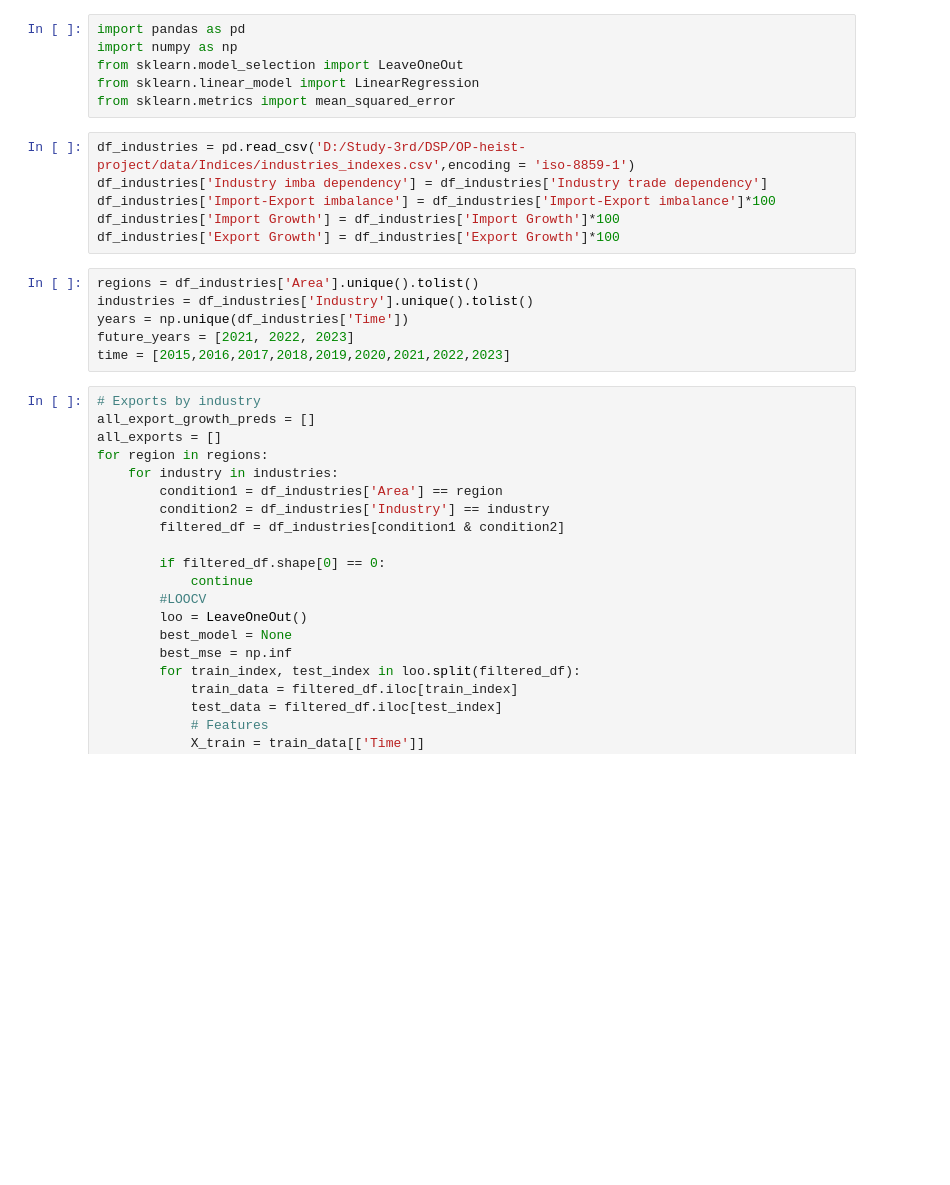
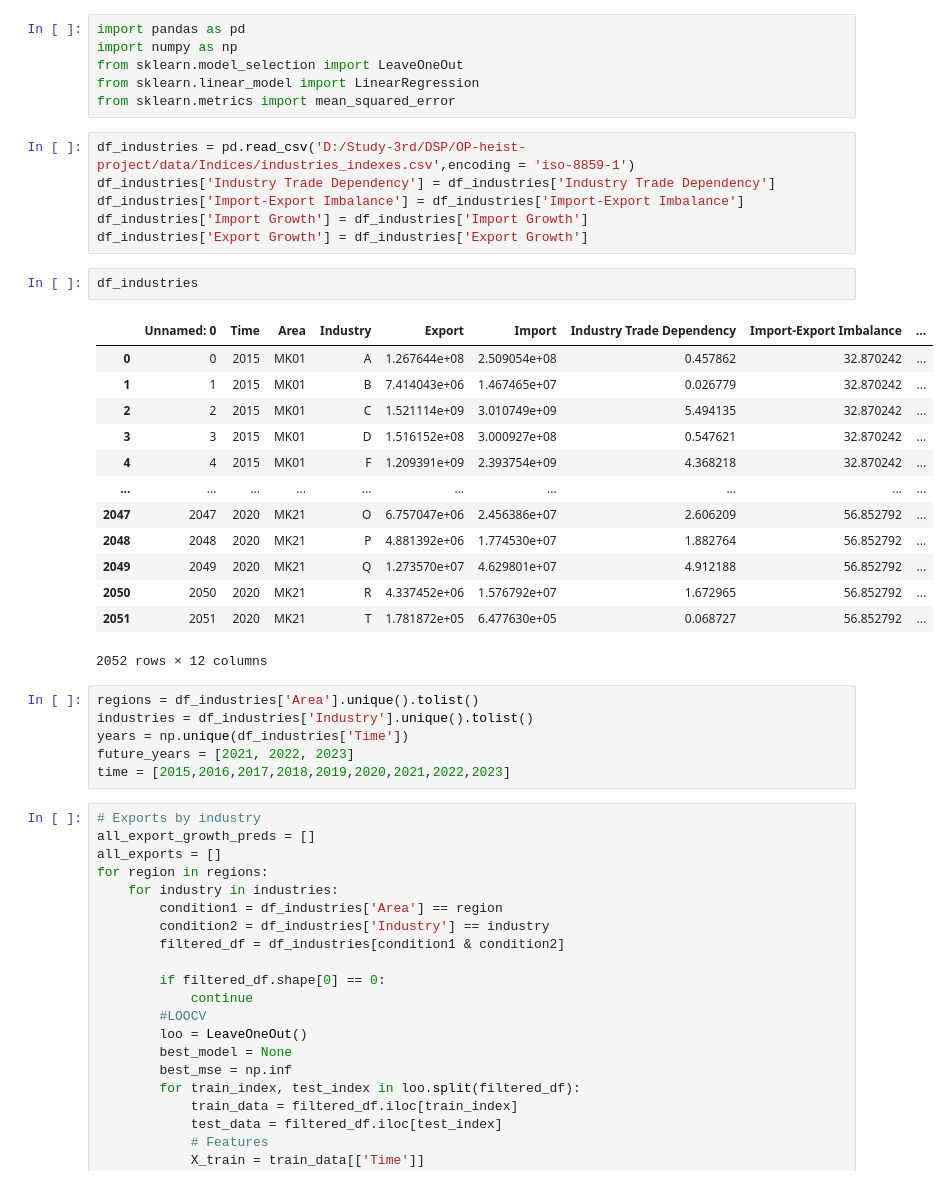
Before and after one commit to gydis/OP-heist-project, a Jupyter notebook: forecast/import_export_forecast_industries.ipynb, the cells around one changed output. Drawn from its saved outputs; the diff is of its cells as text; blank space fills up the shorter version.

```diff
--- a/forecast/import_export_forecast_industries.ipynb
+++ b/forecast/import_export_forecast_industries.ipynb
@@ -6,10 +6,26 @@ from sklearn.linear_model import LinearRegression
 from sklearn.metrics import mean_squared_error
 # %%
 df_industries = pd.read_csv('D:/Study-3rd/DSP/OP-heist-project/data/Indices/industries_indexes.csv',encoding = 'iso-8859-1')
-df_industries['Industry imba dependency'] = df_industries['Industry trade dependency']
-df_industries['Import-Export imbalance'] = df_industries['Import-Export imbalance']*100
-df_industries['Import Growth'] = df_industries['Import Growth']*100
-df_industries['Export Growth'] = df_industries['Export Growth']*100
+df_industries['Industry Trade Dependency'] = df_industries['Industry Trade Dependency']
+df_industries['Import-Export Imbalance'] = df_industries['Import-Export Imbalance']
+df_industries['Import Growth'] = df_industries['Import Growth']
+df_industries['Export Growth'] = df_industries['Export Growth']
+# %%
+df_industries
+# %% [output]
+|  | Unnamed: 0 | Time | Area | Industry | Export | Import | Industry Trade Dependency | Import-Export Imbalance | ... |
+| 0 | 0 | 2015 | MK01 | A | 1.267644e+08 | 2.509054e+08 | 0.457862 | 32.870242 | ... |
+| 1 | 1 | 2015 | MK01 | B | 7.414043e+06 | 1.467465e+07 | 0.026779 | 32.870242 | ... |
+| 2 | 2 | 2015 | MK01 | C | 1.521114e+09 | 3.010749e+09 | 5.494135 | 32.870242 | ... |
+| 3 | 3 | 2015 | MK01 | D | 1.516152e+08 | 3.000927e+08 | 0.547621 | 32.870242 | ... |
+| 4 | 4 | 2015 | MK01 | F | 1.209391e+09 | 2.393754e+09 | 4.368218 | 32.870242 | ... |
+| ... | ... | ... | ... | ... | ... | ... | ... | ... | ... |
+| 2047 | 2047 | 2020 | MK21 | O | 6.757047e+06 | 2.456386e+07 | 2.606209 | 56.852792 | ... |
+| 2048 | 2048 | 2020 | MK21 | P | 4.881392e+06 | 1.774530e+07 | 1.882764 | 56.852792 | ... |
+| 2049 | 2049 | 2020 | MK21 | Q | 1.273570e+07 | 4.629801e+07 | 4.912188 | 56.852792 | ... |
+| 2050 | 2050 | 2020 | MK21 | R | 4.337452e+06 | 1.576792e+07 | 1.672965 | 56.852792 | ... |
+| 2051 | 2051 | 2020 | MK21 | T | 1.781872e+05 | 6.477630e+05 | 0.068727 | 56.852792 | ... |
+2052 rows × 12 columns
 # %%
 regions = df_industries['Area'].unique().tolist()
 industries = df_industries['Industry'].unique().tolist()
```
Also changed, not shown: parts of 4 cells of this notebook, 14 other files.
